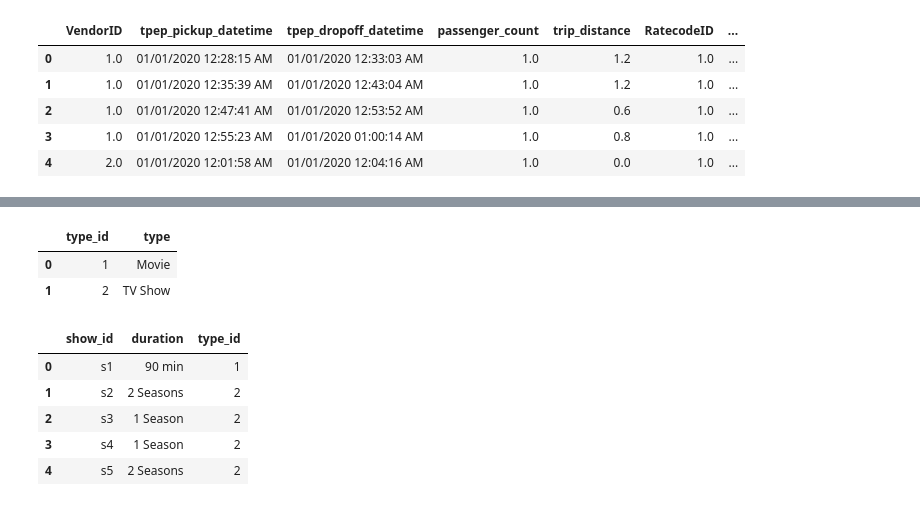
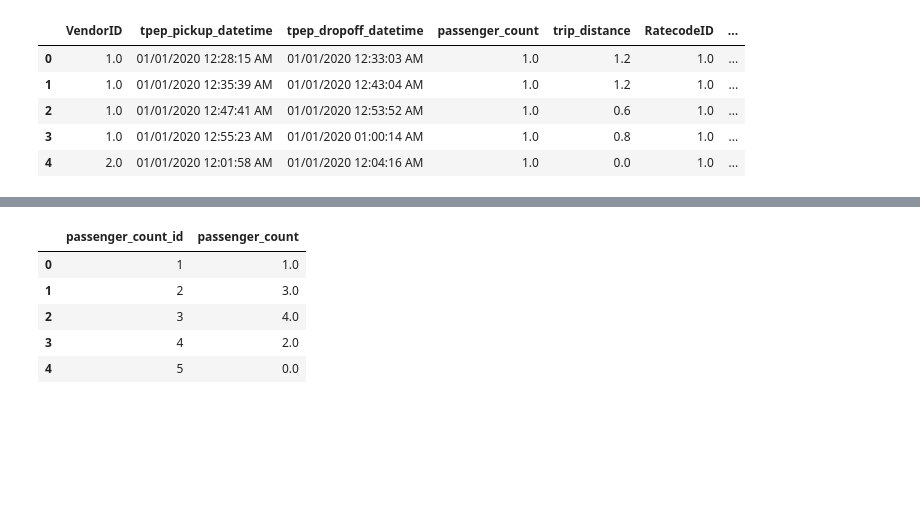
Before and after one commit to MaelGalliou/Project-Data-Integration, a Jupyter notebook: prep_bdd 2.ipynb, the cells around one changed output, grey strips where cells are left out. Saved outputs shown, nothing was run; the diff lists cells and outputs as text; code cells hidden in the pictures; blank space fills up the shorter version.

```diff
--- a/prep_bdd 2.ipynb
+++ b/prep_bdd 2.ipynb
@@ -71,9 +38,0 @@ df_relation_film_cast.head()
-# %%
-df['country'] = df['country'].str.split(', ')
-df_exploded = df.explode('country')
-df_exploded = df_exploded[df_exploded['country'] != '']
-
-df_country = pd.DataFrame(df_exploded['country'].unique(), columns=['country'])
-df_country.insert(0, 'country_id', range(1, len(df_country) + 1))
-
-df_country.head()
@@ -97,9 +38,0 @@ df_relation_film_country.head()
-# %%
-df['director'] = df['director'].str.split(', ')
-df_exploded = df.explode('director')
-df_exploded = df_exploded[df_exploded['director'] != '']
-
-df_director = pd.DataFrame(df_exploded['director'].unique(), columns=['director'])
-df_director.insert(0, 'director_id', range(1, len(df_director) + 1))
-
-df_director.head()
@@ -122,0 +39,7 @@ df_relation_film_director.head()
+# %%
+df = df.sample(frac=0.001, random_state=42)
+# %%
+df.insert(0, 'trip_id', range(1, len(df) + 1))
+df_trip=df[['trip_id','tpep_pickup_datetime','tpep_dropoff_datetime','trip_distance','RatecodeID','store_and_fwd_flag']]
+
+df_trip.head()
@@ -123,22 +71,12 @@ df_relation_film_director.head()
 # %%
-df_exploded = df.explode('type')
-df_exploded = df_exploded[df_exploded['type'] != '']
+df_passenger_group  = pd.DataFrame(df['passenger_count'].unique(), columns=['passenger_count'])
+df_passenger_group.insert(0, 'passenger_count_id', range(1, len(df_passenger_group) + 1))
 
-df_type = pd.DataFrame(df_exploded['type'].unique(), columns=['type'])
-df_type.insert(0, 'type_id', range(1, len(df_type) + 1))
-
-df_type.head()
+df_passenger_group.head()
 # %% [output]
-|  | type_id | type |
-| 0 | 1 | Movie |
-| 1 | 2 | TV Show |
+|  | passenger_count_id | passenger_count |
+| 0 | 1 | 1.0 |
+| 1 | 2 | 3.0 |
+| 2 | 3 | 4.0 |
+| 3 | 4 | 2.0 |
+| 4 | 5 | 0.0 |
-# %%
-df_relation_film_type = df_exploded.merge(df_type, left_on='type', right_on='type')[['show_id','duration' , 'type_id']]
-df_relation_film_type.head()
-# %% [output]
-|  | show_id | duration | type_id |
-| 0 | s1 | 90 min | 1 |
-| 1 | s2 | 2 Seasons | 2 |
-| 2 | s3 | 1 Season | 2 |
-| 3 | s4 | 1 Season | 2 |
-| 4 | s5 | 2 Seasons | 2 |
```
Also changed, not shown: parts of 20 cells of this notebook, 22 other files.
